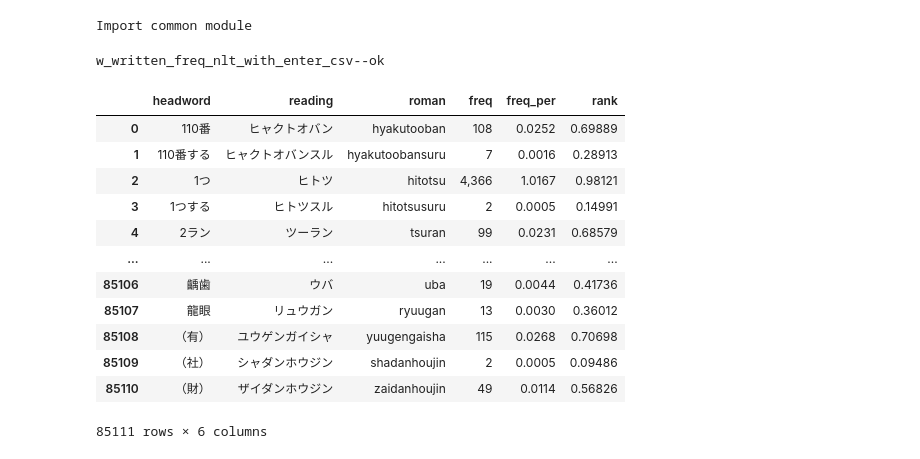
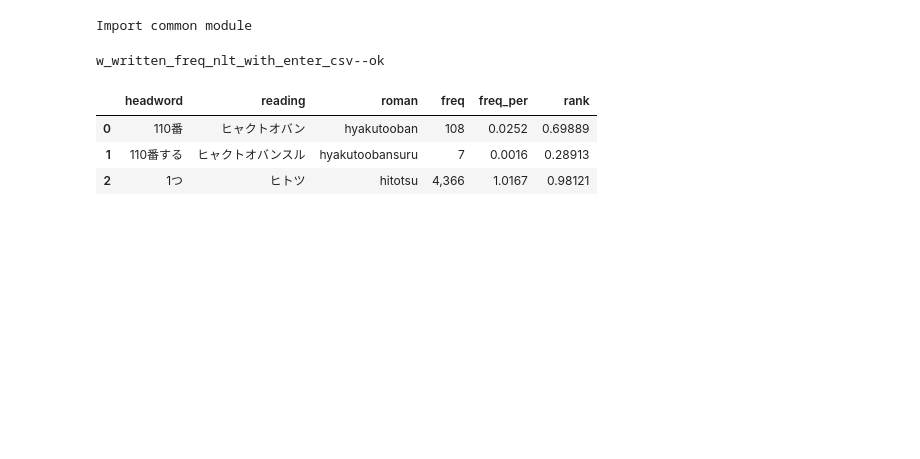
Before and after one commit to hopensic/python-notebooks, a Jupyter notebook: ja_dict_written.ipynb, the cells around one changed output. Cells and saved outputs as stored; diff of their text form; code cells hidden in the pictures; blank space fills up the shorter version.

```diff
--- a/ja_dict_written.ipynb
+++ b/ja_dict_written.ipynb
@@ -46,28 +46,19 @@ Import common module
 # %%
 with open(r_written_freq_nlt_with_enter_txt, "r", encoding="utf-8") as f:
     lst = []
     content = f.read()  # 一次性读取
     table_matches = pattern_table_written.findall(content)  # 或 finditer 迭代匹配
     for table_match in table_matches:
         td_matches_lst = pattern_td_written.findall(table_match)
         lst.append(td_matches_lst)
     columns = ["headword", "reading", "roman", "freq", "freq_per", "rank"]
     df = pd.DataFrame(lst, columns=columns)
     to_csv_sig(df, w_written_freq_nlt_with_enter_csv)
     p("w_written_freq_nlt_with_enter_csv--ok")
-df
+df[0:3]
 # %% [output]
 w_written_freq_nlt_with_enter_csv--ok
 |  | headword | reading | roman | freq | freq_per | rank |
 | 0 | 110番 | ヒャクトオバン | hyakutooban | 108 | 0.0252 | 0.69889 |
 | 1 | 110番する | ヒャクトオバンスル | hyakutoobansuru | 7 | 0.0016 | 0.28913 |
 | 2 | 1つ | ヒトツ | hitotsu | 4,366 | 1.0167 | 0.98121 |
-| 3 | 1つする | ヒトツスル | hitotsusuru | 2 | 0.0005 | 0.14991 |
-| 4 | 2ラン | ツーラン | tsuran | 99 | 0.0231 | 0.68579 |
-| ... | ... | ... | ... | ... | ... | ... |
-| 85106 | 齲歯 | ウバ | uba | 19 | 0.0044 | 0.41736 |
-| 85107 | 龍眼 | リュウガン | ryuugan | 13 | 0.0030 | 0.36012 |
-| 85108 | （有） | ユウゲンガイシャ | yuugengaisha | 115 | 0.0268 | 0.70698 |
-| 85109 | （社） | シャダンホウジン | shadanhoujin | 2 | 0.0005 | 0.09486 |
-| 85110 | （財） | ザイダンホウジン | zaidanhoujin | 49 | 0.0114 | 0.56826 |
-85111 rows × 6 columns
```
Also changed, not shown: parts of 8 cells of this notebook, 4 other files.
